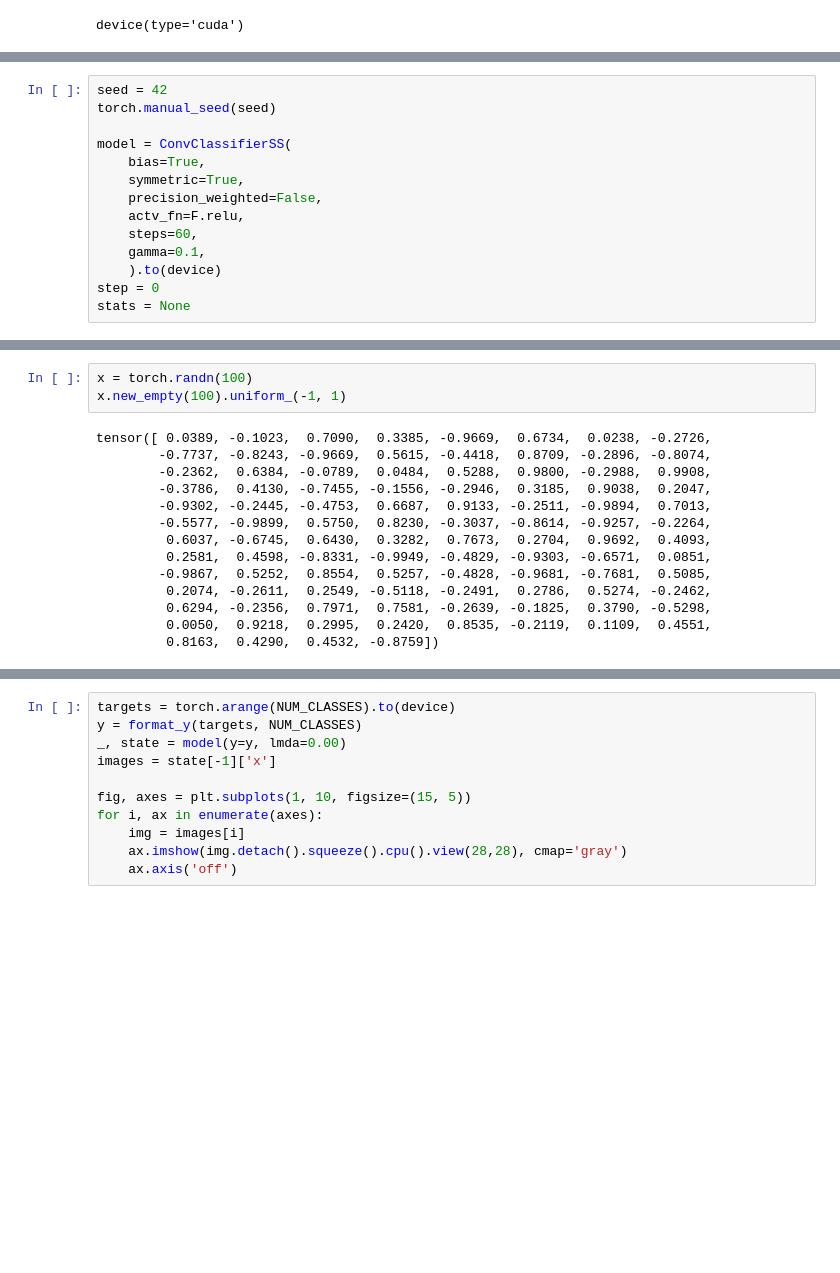
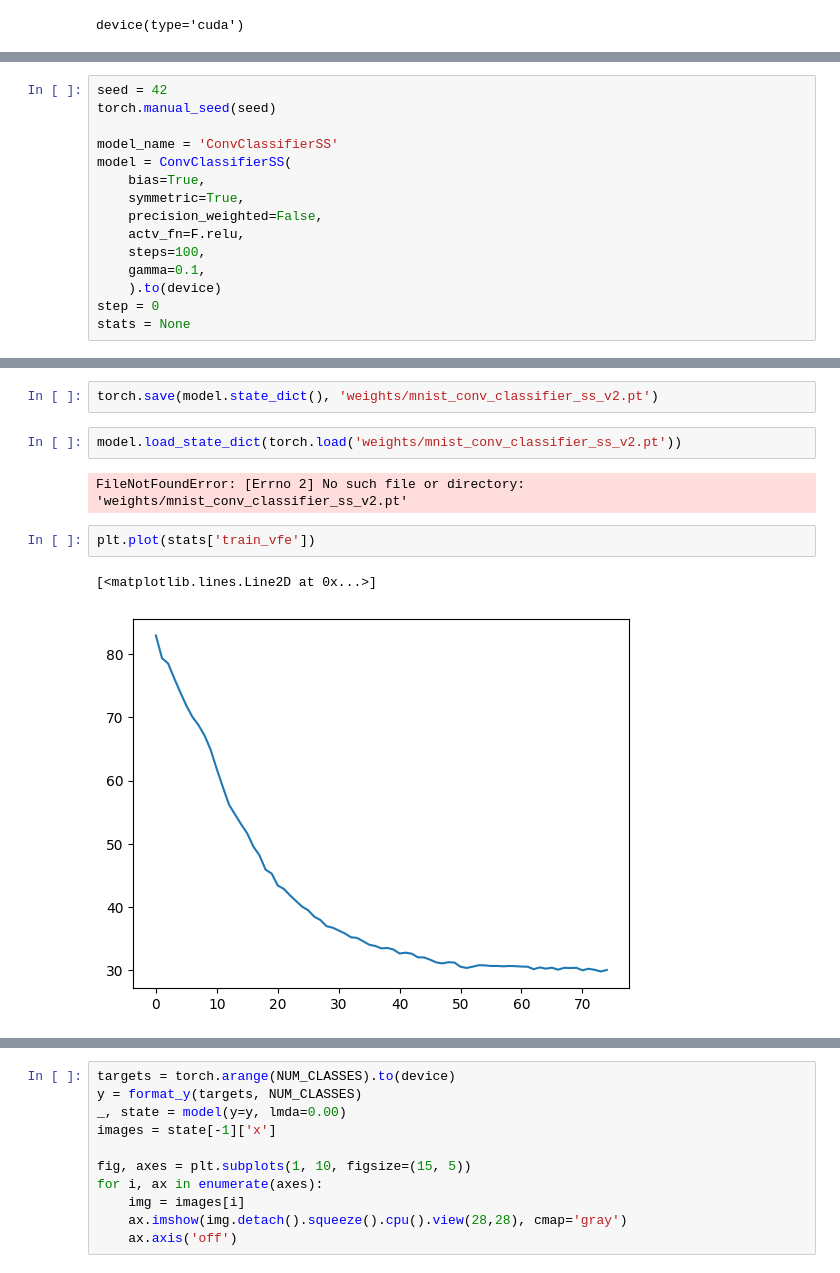
Before and after one commit to joeagriffith/pclib, a Jupyter notebook: examples/mnist/mnist_conv_ss.ipynb, the cells around one changed output, grey strips where cells are left out. Drawn from its saved outputs; the diff is of its cells as text; blank space fills up the shorter version.

```diff
--- a/examples/mnist/mnist_conv_ss.ipynb
+++ b/examples/mnist/mnist_conv_ss.ipynb
@@ -92,12 +95,13 @@ Min value:  tensor(-0.4242, device='cuda:0')
 seed = 42
 torch.manual_seed(seed)
 
+model_name = 'ConvClassifierSS'
 model = ConvClassifierSS(
     bias=True,
     symmetric=True,
     precision_weighted=False,
     actv_fn=F.relu,
-    steps=60,
+    steps=100,
     gamma=0.1,
     ).to(device)
 step = 0
@@ -146,17 +154,11 @@ step, stats = train(
-# %%
-x = torch.randn(100)
-x.new_empty(100).uniform_(-1, 1)
-# %% [output]
-tensor([ 0.0389, -0.1023,  0.7090,  0.3385, -0.9669,  0.6734,  0.0238, -0.2726,
-        -0.7737, -0.8243, -0.9669,  0.5615, -0.4418,  0.8709, -0.2896, -0.8074,
-        -0.2362,  0.6384, -0.0789,  0.0484,  0.5288,  0.9800, -0.2988,  0.9908,
-        -0.3786,  0.4130, -0.7455, -0.1556, -0.2946,  0.3185,  0.9038,  0.2047,
-        -0.9302, -0.2445, -0.4753,  0.6687,  0.9133, -0.2511, -0.9894,  0.7013,
-        -0.5577, -0.9899,  0.5750,  0.8230, -0.3037, -0.8614, -0.9257, -0.2264,
-         0.6037, -0.6745,  0.6430,  0.3282,  0.7673,  0.2704,  0.9692,  0.4093,
-         0.2581,  0.4598, -0.8331, -0.9949, -0.4829, -0.9303, -0.6571,  0.0851,
-        -0.9867,  0.5252,  0.8554,  0.5257, -0.4828, -0.9681, -0.7681,  0.5085,
-         0.2074, -0.2611,  0.2549, -0.5118, -0.2491,  0.2786,  0.5274, -0.2462,
-         0.6294, -0.2356,  0.7971,  0.7581, -0.2639, -0.1825,  0.3790, -0.5298,
-         0.0050,  0.9218,  0.2995,  0.2420,  0.8535, -0.2119,  0.1109,  0.4551,
-         0.8163,  0.4290,  0.4532, -0.8759])
+# %%
+torch.save(model.state_dict(), 'weights/mnist_conv_classifier_ss_v2.pt')
+# %%
+model.load_state_dict(torch.load('weights/mnist_conv_classifier_ss_v2.pt'))
+# %% [output]
+FileNotFoundError: [Errno 2] No such file or directory: 'weights/mnist_conv_classifier_ss_v2.pt'
+# %%
+plt.plot(stats['train_vfe'])
+# %% [output]
+[<matplotlib.lines.Line2D at 0x...>]
+[figure, added]
```
Also changed, not shown: parts of 12 cells of this notebook, 15 other files.
